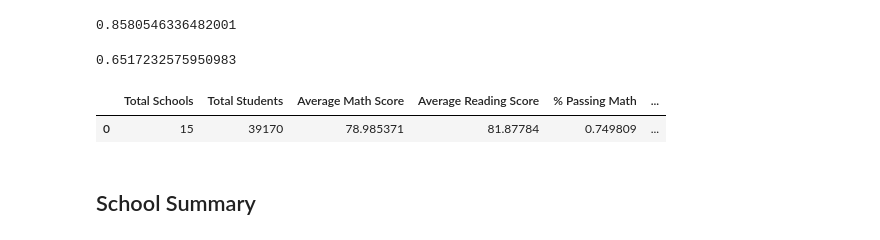
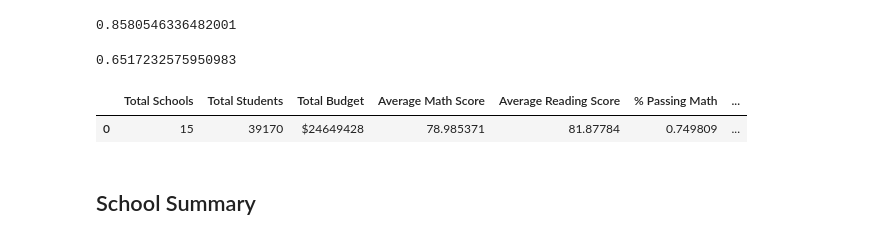
Before and after one commit to David-Lucey/pandas-challenge, a Jupyter notebook: PyCitySchools/PyCitySchools_starter.ipynb, the cells around one changed output. Saved outputs shown, nothing was run; the diff lists cells and outputs as text; code cells hidden in the pictures.

```diff
--- a/PyCitySchools/PyCitySchools_starter.ipynb
+++ b/PyCitySchools/PyCitySchools_starter.ipynb
@@ -102,13 +94,14 @@ passed_all
 # %% [output]
 0.6517232575950983
 # %%
-district_summary = pd.DataFrame({"Total Schools":[Total_Schools], "Total Students":Total_Students, "Average Math Score":Average_math_scores,
-                                "Average Reading Score":Average_reading_scores, "% Passing Math":Passing_math,
-                                 "% Passing Reading":Passing_reading, "% Overall Passing": passed_all})
+district_summary = pd.DataFrame({"Total Schools":[Total_Schools], "Total Students":Total_Students, "Total Budget":(f'${Total_Budget}'),
+                                 "Average Math Score":Average_math_scores, "Average Reading Score":Average_reading_scores,
+                                 "% Passing Math":Passing_math, "% Passing Reading":Passing_reading,
+                                 "% Overall Passing": passed_all})
 district_summary
 # %% [output]
-|  | Total Schools | Total Students | Average Math Score | Average Reading Score | % Passing Math | ... |
-| 0 | 15 | 39170 | 78.985371 | 81.87784 | 0.749809 | ... |
+|  | Total Schools | Total Students | Total Budget | Average Math Score | Average Reading Score | % Passing Math | ... |
+| 0 | 15 | 39170 | $24649428 | 78.985371 | 81.87784 | 0.749809 | ... |
 # %% [markdown]
 ## School Summary
 # %% [markdown]
```
Also changed, not shown: parts of 16 cells of this notebook.
